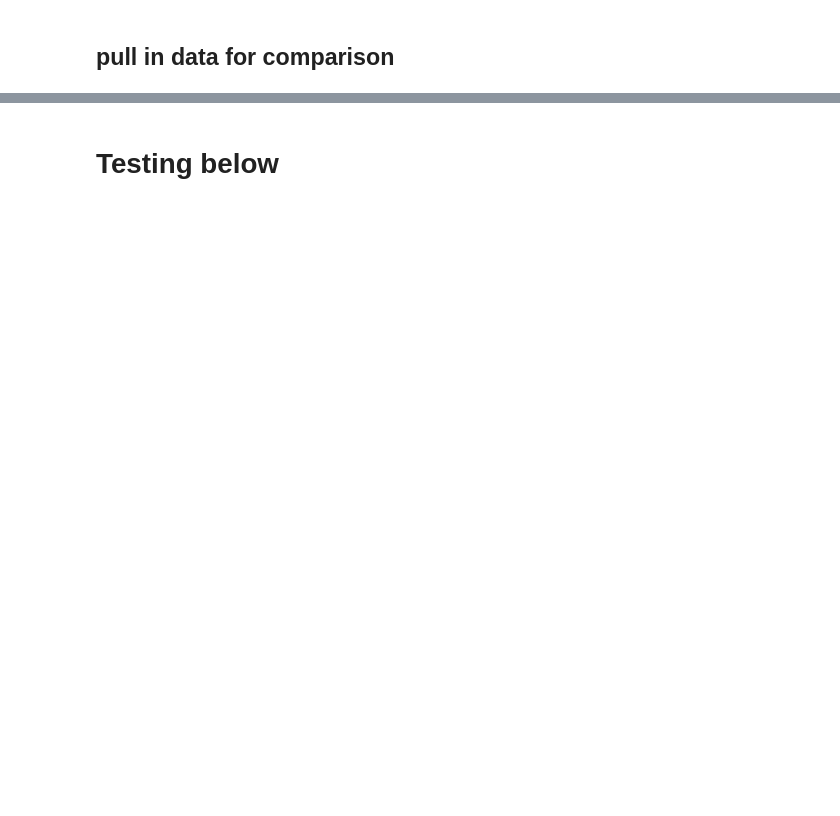
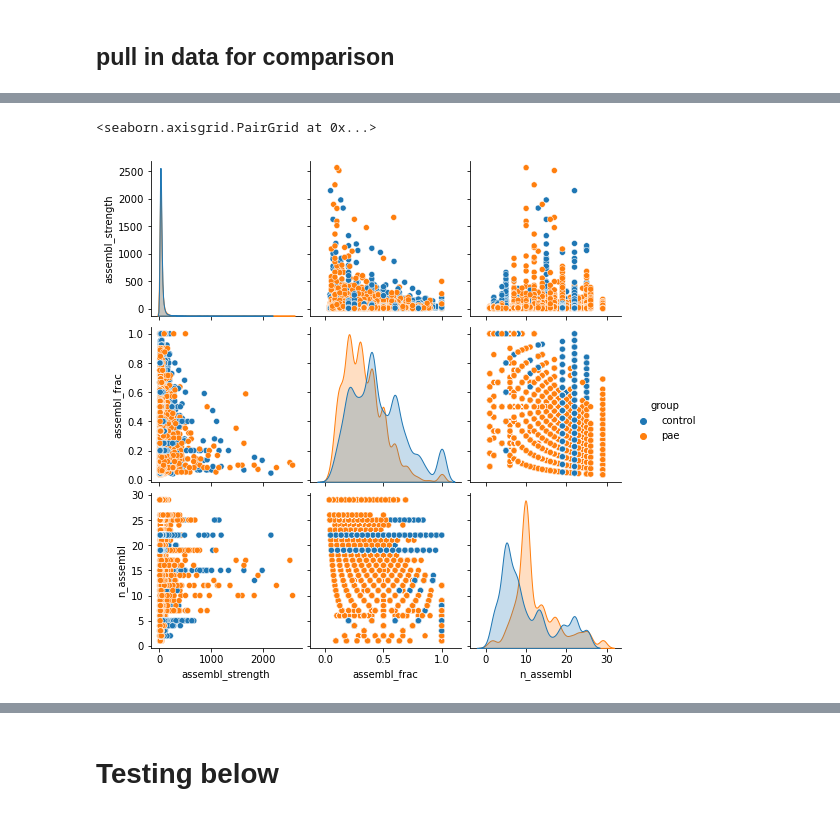
Before and after one commit to ryanharvey1/cell_assembly_replay, a Jupyter notebook: notebooks/cell_assembly.ipynb, the cells around one changed output, grey strips where cells are left out. Saved outputs shown, nothing was run; the diff lists cells and outputs as text; code cells hidden in the pictures; blank space fills up the shorter version.

```diff
--- a/notebooks/cell_assembly.ipynb
+++ b/notebooks/cell_assembly.ipynb
@@ -92,0 +193,46 @@ for item in results.keys():
+# %%
+def manually_flatten_list_of_strings(my_list):
+    strings = []
+    for val in my_list:
+        if not isinstance(val, str):
+            strings.append(val[0])
+        else:
+            strings.append(val)
+    return strings
+
+def manually_flatten_list_of_floats(my_list):
+    out = []
+    for val in my_list:
+        if not isinstance(val, float):
+            out.append(val[0])
+        else:
+            out.append(val)
+    return out
+
+df2 = pd.DataFrame()
+
+df2['session'] = manually_flatten_list_of_strings(results['session_ripple'])
+# add rat ID
+rat = [s.split('_')[0] for s in df2.session]
+df2['rat'] = rat
+# add group affiliation to df
+df2 = add_group_affiliation(df2)
+
+df2['area'] = manually_flatten_list_of_strings(results['area_ripple'])
+
+
+df2['assembl_strength'] = manually_flatten_list_of_floats(results['assembl_strength'])
+df2['assembl_frac'] = manually_flatten_list_of_floats(results['assembl_frac'])
+
+# and drop rows with nan
+df2 = df2.dropna()
+
+n_assembl = [df.n_assembl[df.session == sess].iloc[0] for sess in df2.session]
+df2['n_assembl'] = n_assembl
+
+df2.to_csv('F:/Projects/PAE_PlaceCell/analysis/cell_assembly/post_processed/cell_assembly_per_event.csv')
+# %%
+sns.pairplot(df2,hue="group")
+# %% [output]
+<seaborn.axisgrid.PairGrid at 0x...>
+[figure, added]
```
Also changed, not shown: parts of 76 cells of this notebook.
